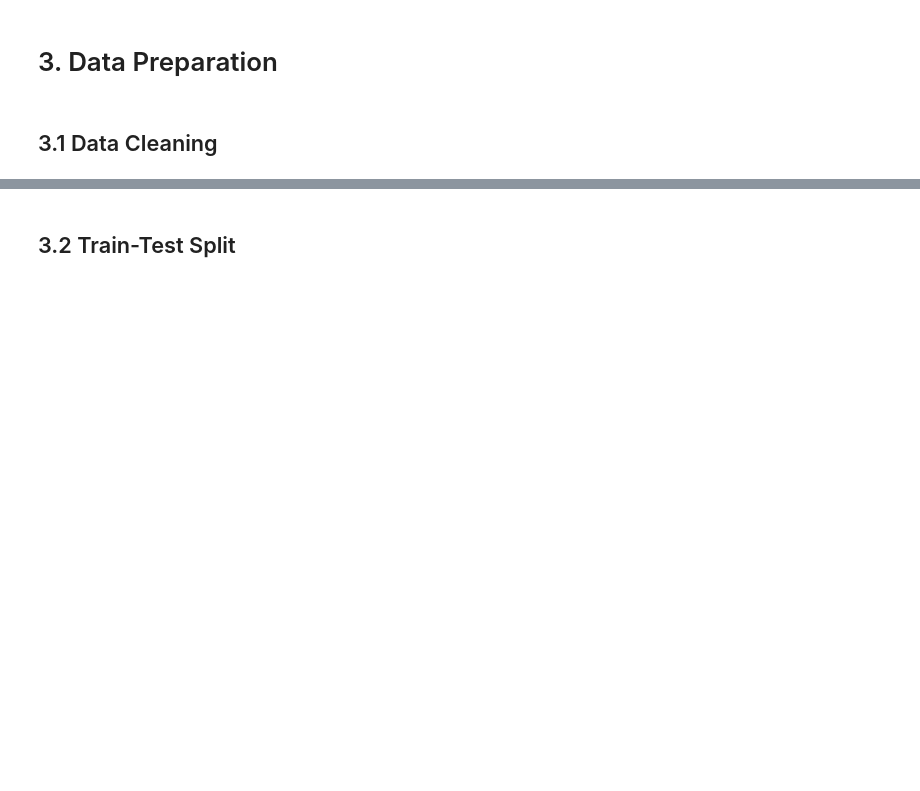
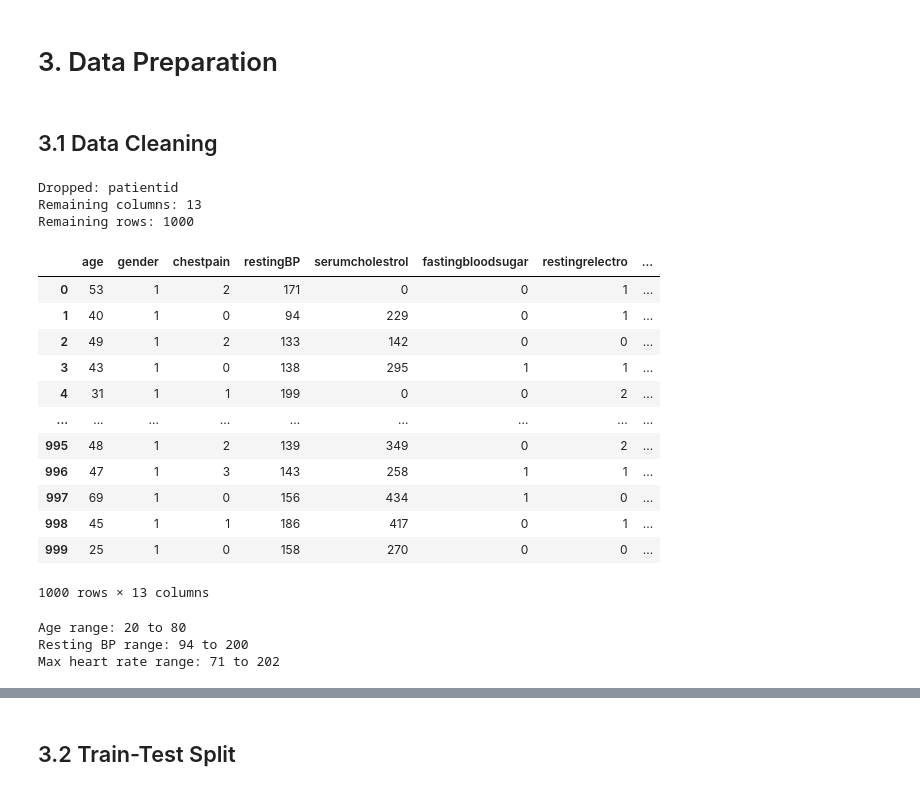
Before and after one commit to dmgfwafja123/MLDP-Project-Heart-Disease, a Jupyter notebook: notebooks/MLDP Program Codes Submission Template.ipynb, the cells around one changed output, grey strips where cells are left out. Drawn from its saved outputs; the diff is of its cells as text; code cells hidden in the pictures; blank space fills up the shorter version.

```diff
--- a/notebooks/MLDP Program Codes Submission Template.ipynb
+++ b/notebooks/MLDP Program Codes Submission Template.ipynb
@@ -136,3 +240,39 @@ Name: count, dtype: int64
 ## 3.1 Data Cleaning
 # %%
 ## Clean data
+# 3. Data Preparation
+
+## 3.1 Data Cleaning
+# Drop patient identification number as it does not contribute to prediction
+df_clean = df.drop(columns=['patientid'])
+print(f"Dropped: patientid")
+print(f"Remaining columns: {df_clean.shape[1]}")
+print(f"Remaining rows: {df_clean.shape[0]}")
+df_clean
+# %% [output]
+Dropped: patientid
+Remaining columns: 13
+Remaining rows: 1000
+|  | age | gender | chestpain | restingBP | serumcholestrol | fastingbloodsugar | restingrelectro | ... |
+| 0 | 53 | 1 | 2 | 171 | 0 | 0 | 1 | ... |
+| 1 | 40 | 1 | 0 | 94 | 229 | 0 | 1 | ... |
+| 2 | 49 | 1 | 2 | 133 | 142 | 0 | 0 | ... |
+| 3 | 43 | 1 | 0 | 138 | 295 | 1 | 1 | ... |
+| 4 | 31 | 1 | 1 | 199 | 0 | 0 | 2 | ... |
+| ... | ... | ... | ... | ... | ... | ... | ... | ... |
+| 995 | 48 | 1 | 2 | 139 | 349 | 0 | 2 | ... |
+| 996 | 47 | 1 | 3 | 143 | 258 | 1 | 1 | ... |
+| 997 | 69 | 1 | 0 | 156 | 434 | 1 | 0 | ... |
+| 998 | 45 | 1 | 1 | 186 | 417 | 0 | 1 | ... |
+| 999 | 25 | 1 | 0 | 158 | 270 | 0 | 0 | ... |
+1000 rows × 13 columns
+# %%
+#checking for anomalies
+# Based on metadata, let's check if values make sense
+print("\nAge range:", df_clean['age'].min(), "to", df_clean['age'].max())
+print("Resting BP range:", df_clean['restingBP'].min(), "to", df_clean['restingBP'].max())
+print("Max heart rate range:", df_clean['maxheartrate'].min(), "to", df_clean['maxheartrate'].max())
+# %% [output]
+Age range: 20 to 80
+Resting BP range: 94 to 200
+Max heart rate range: 71 to 202
```
Also changed, not shown: parts of 17 cells of this notebook, 1 other file.
